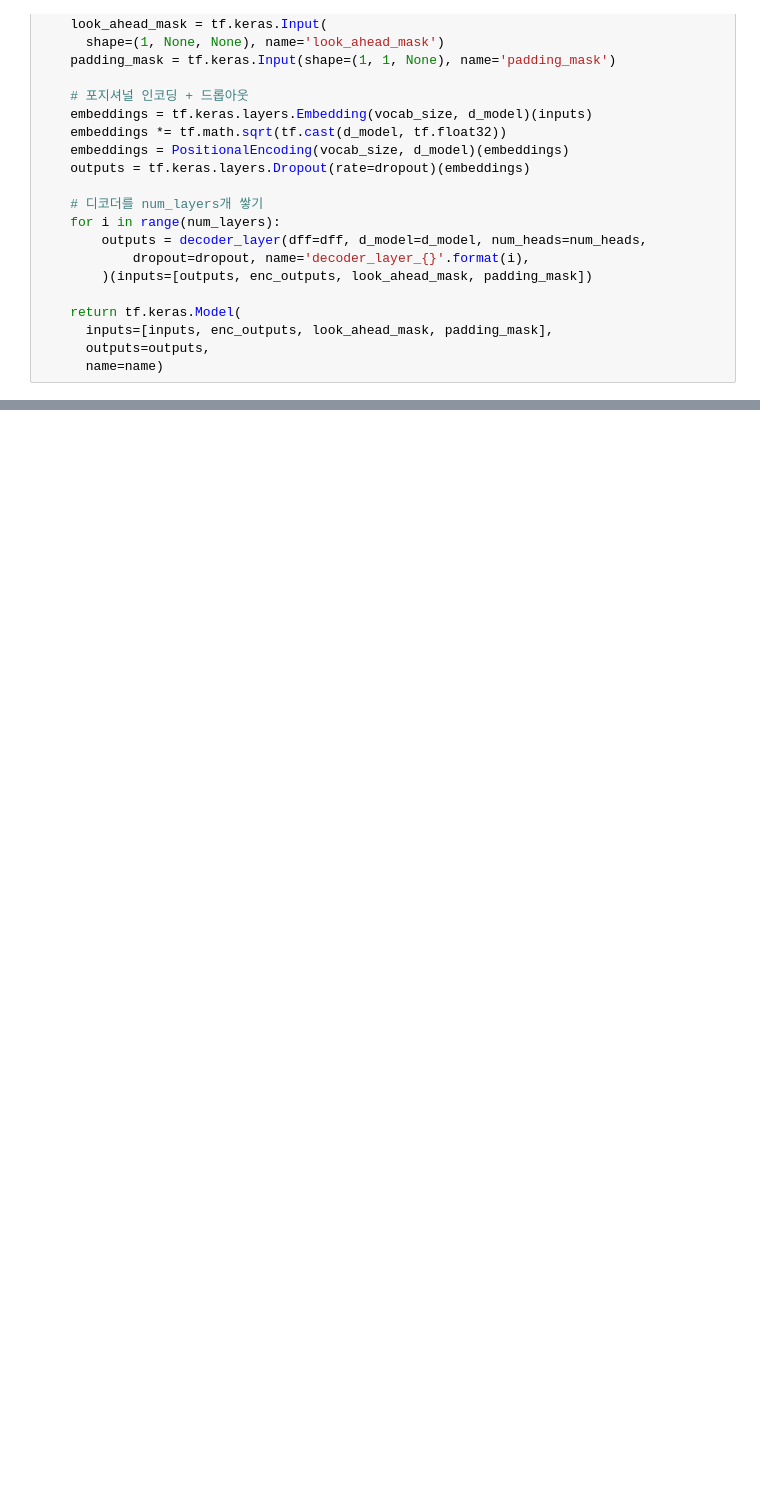
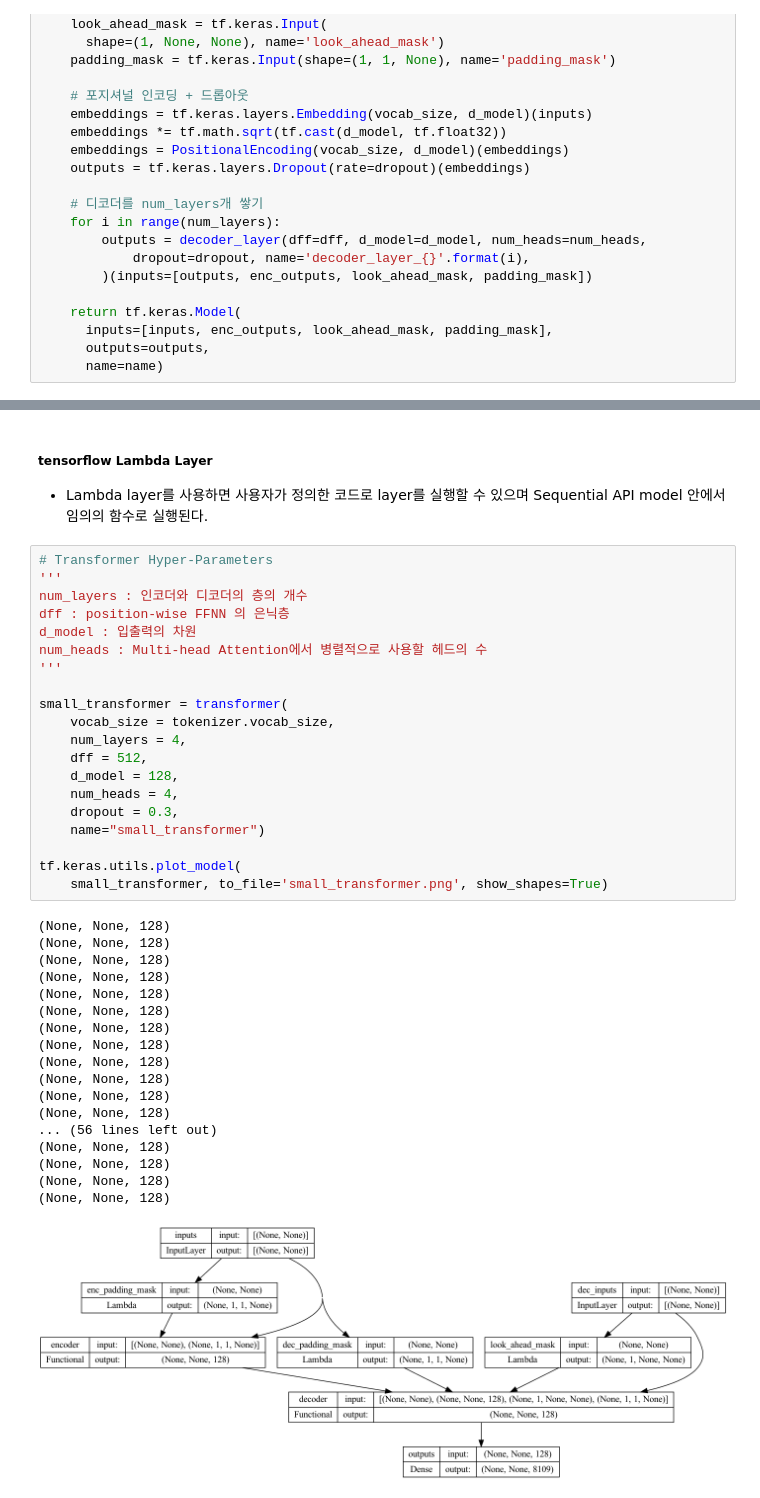
Before and after one commit to Jeonghoyoung/korean_grammar_corrector, a Jupyter notebook: jupyter/model/LanguageModel/Attention.ipynb, the cells around one changed output, grey strips where cells are left out. Drawn from its saved outputs; the diff is of its cells as text; blank space fills up the shorter version.

```diff
--- a/jupyter/model/LanguageModel/Attention.ipynb
+++ b/jupyter/model/LanguageModel/Attention.ipynb
@@ -719,0 +723,42 @@ def decoder(vocab_size, num_layers, dff, d_model, num_heads, dropout,name='decod
+# %% [markdown]
+##### tensorflow Lambda Layer
+- Lambda layer를 사용하면 사용자가 정의한 코드로 layer를 실행할 수 있으며 Sequential API model 안에서 임의의 함수로 실행된다.
+# %%
+# Transformer Hyper-Parameters
+'''
+num_layers : 인코더와 디코더의 층의 개수
+dff : position-wise FFNN 의 은닉층
+d_model : 입출력의 차원
+num_heads : Multi-head Attention에서 병렬적으로 사용할 헤드의 수
+'''
+
+small_transformer = transformer(
+    vocab_size = tokenizer.vocab_size,
+    num_layers = 4,
+    dff = 512,
+    d_model = 128,
+    num_heads = 4,
+    dropout = 0.3,
+    name="small_transformer")
+
+tf.keras.utils.plot_model(
+    small_transformer, to_file='small_transformer.png', show_shapes=True)
+# %% [output]
+(None, None, 128)
+(None, None, 128)
+(None, None, 128)
+(None, None, 128)
+(None, None, 128)
+(None, None, 128)
+(None, None, 128)
+(None, None, 128)
+(None, None, 128)
+(None, None, 128)
+(None, None, 128)
+(None, None, 128)
+... (56 lines left out)
+(None, None, 128)
+(None, None, 128)
+(None, None, 128)
+(None, None, 128)
+[figure, added]
```
Also changed, not shown: parts of 45 cells of this notebook, 7 other files.
